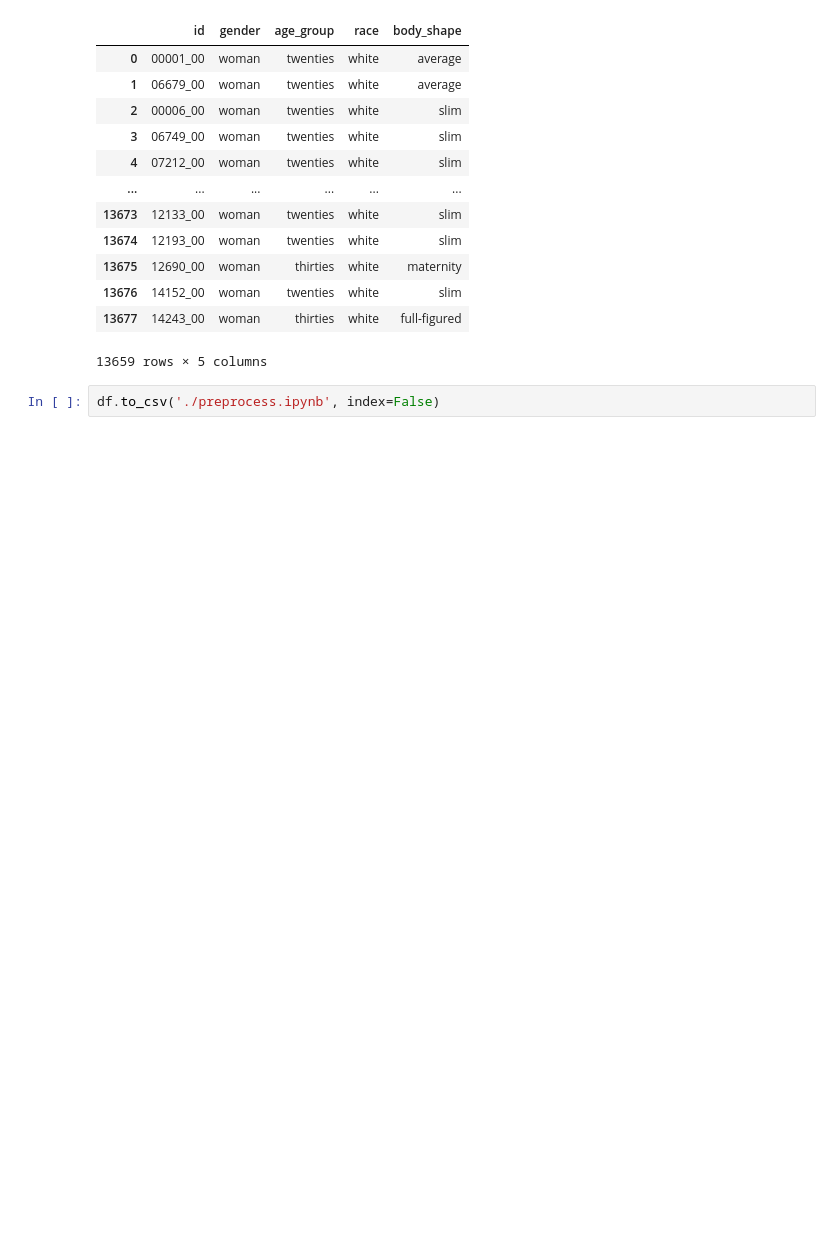
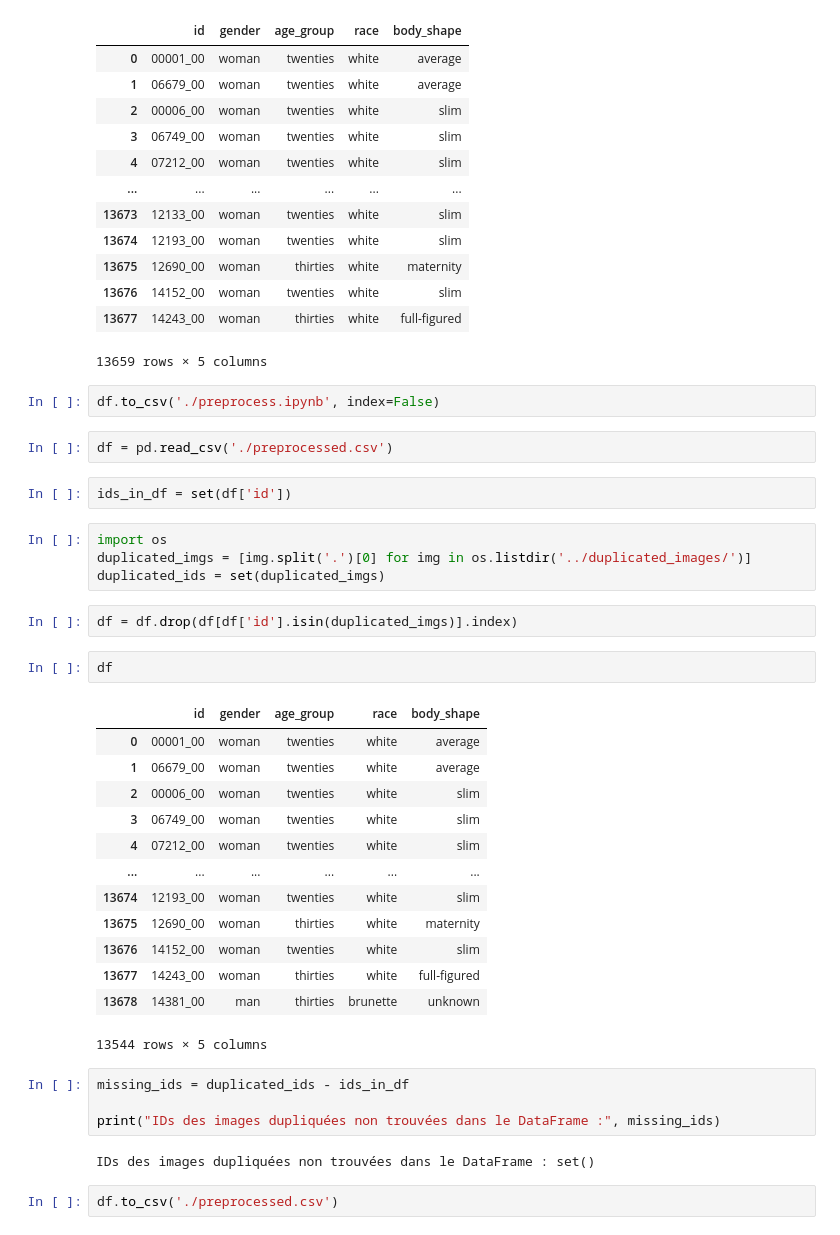
Before and after one commit to Idir6380/PFE, a Jupyter notebook: preprocessing/preprocess.ipynb, the cells around one changed output. Drawn from its saved outputs; the diff is of its cells as text; blank space fills up the shorter version.

Commit message:
preprocess duplicated images

```diff
--- a/preprocessing/preprocess.ipynb
+++ b/preprocessing/preprocess.ipynb
@@ -240,3 +240,37 @@ df
 13659 rows × 5 columns
 # %%
 df.to_csv('./preprocess.ipynb', index=False)
+# %%
+df = pd.read_csv('./preprocessed.csv')
+# %%
+ids_in_df = set(df['id'])
+# %%
+import os
+duplicated_imgs = [img.split('.')[0] for img in os.listdir('../duplicated_images/')]
+duplicated_ids = set(duplicated_imgs)
+# %%
+df = df.drop(df[df['id'].isin(duplicated_imgs)].index)
+# %%
+df
+# %% [output]
+|  | id | gender | age_group | race | body_shape |
+| 0 | 00001_00 | woman | twenties | white | average |
+| 1 | 06679_00 | woman | twenties | white | average |
+| 2 | 00006_00 | woman | twenties | white | slim |
+| 3 | 06749_00 | woman | twenties | white | slim |
+| 4 | 07212_00 | woman | twenties | white | slim |
+| ... | ... | ... | ... | ... | ... |
+| 13674 | 12193_00 | woman | twenties | white | slim |
+| 13675 | 12690_00 | woman | thirties | white | maternity |
+| 13676 | 14152_00 | woman | twenties | white | slim |
+| 13677 | 14243_00 | woman | thirties | white | full-figured |
+| 13678 | 14381_00 | man | thirties | brunette | unknown |
+13544 rows × 5 columns
+# %%
+missing_ids = duplicated_ids - ids_in_df
+
+print("IDs des images dupliquées non trouvées dans le DataFrame :", missing_ids)
+# %% [output]
+IDs des images dupliquées non trouvées dans le DataFrame : set()
+# %%
+df.to_csv('./preprocessed.csv')
```
Also changed, not shown: 3 other files.
